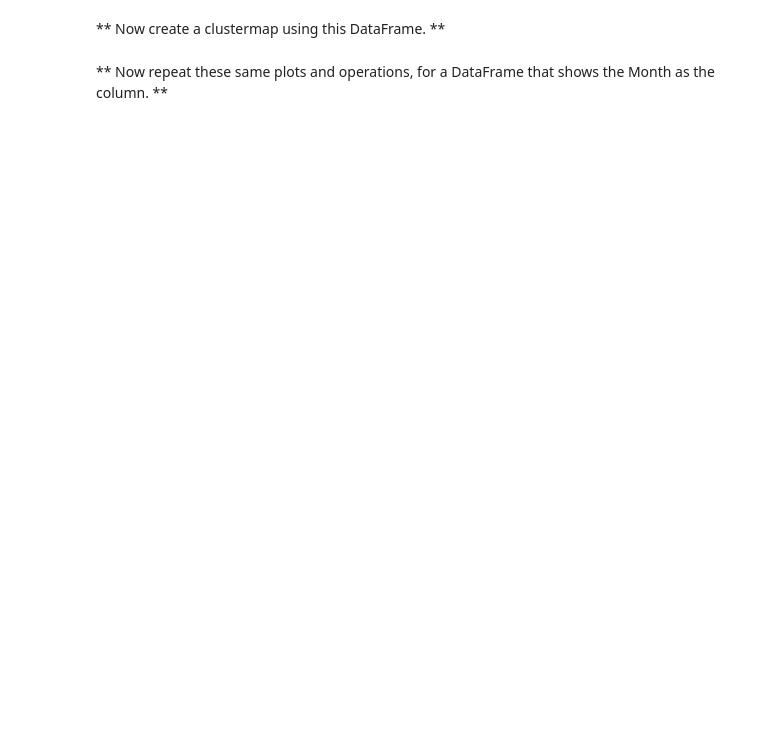
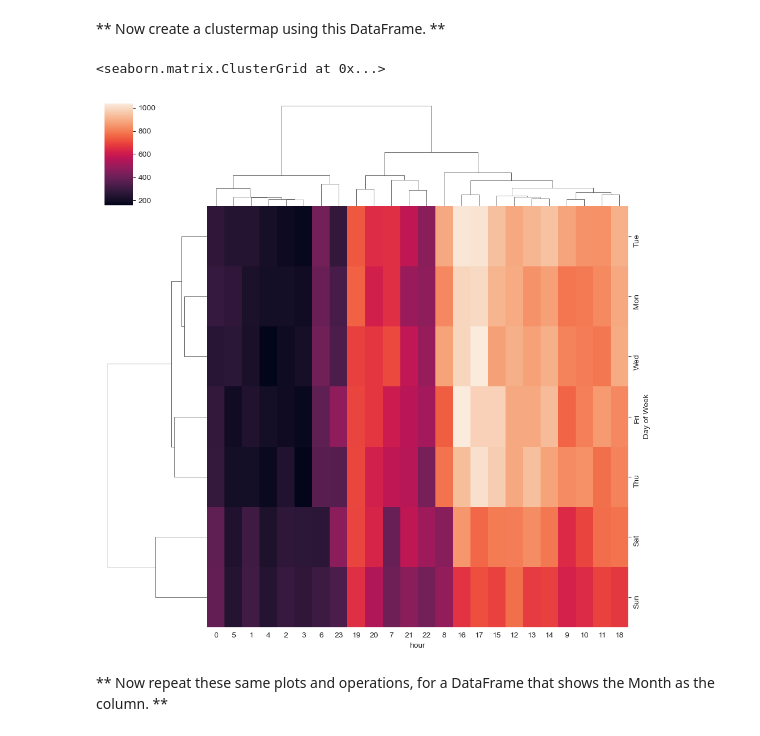
Before and after one commit to NahuelCl/911Calls_analysis, a Jupyter notebook: 01-911 Calls Data Analysis Poject.ipynb, the cells around one changed output. Cells and saved outputs as stored; diff of their text form; code cells hidden in the pictures; blank space fills up the shorter version.

```diff
--- a/01-911 Calls Data Analysis Poject.ipynb
+++ b/01-911 Calls Data Analysis Poject.ipynb
@@ -301,4 +306,9 @@ dayHour.head()
 # %% [markdown]
 ** Now create a clustermap using this DataFrame. **
+# %%
+sns.clustermap(dayHour)
+# %% [output]
+<seaborn.matrix.ClusterGrid at 0x...>
+[figure, added]
 # %% [markdown]
 ** Now repeat these same plots and operations, for a DataFrame that shows the Month as the column. **
```
Also changed, not shown: parts of 2 cells of this notebook.
